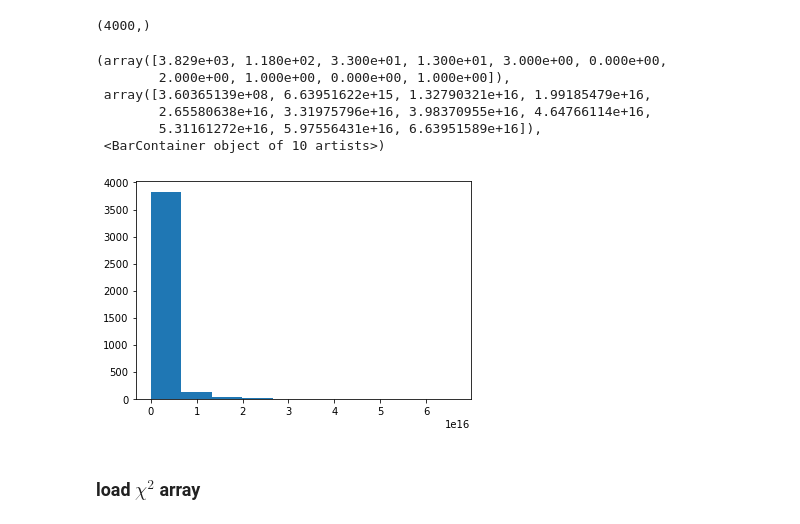
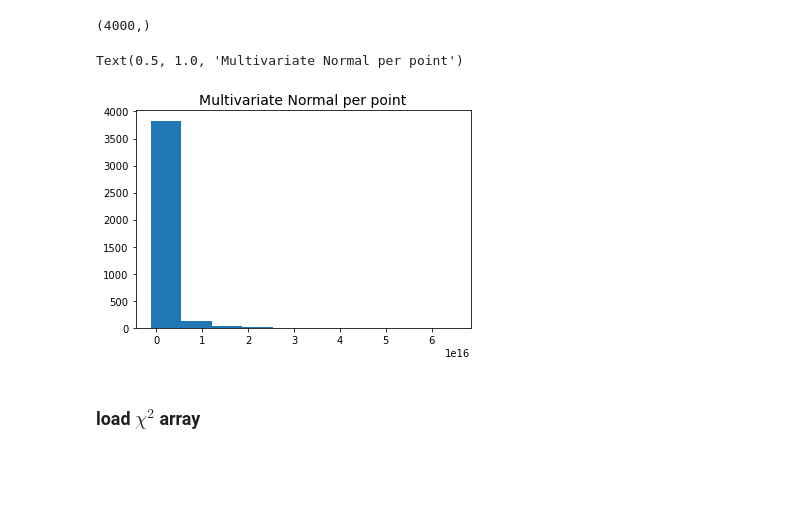
Before and after one commit to AliAlkadhim/PDF_Uncertainty, a Jupyter notebook: master_version/local/ALL_DATA_25k/Reweighting_2.ipynb, the cells around one changed output. Saved outputs shown, nothing was run; the diff lists cells and outputs as text; code cells hidden in the pictures; blank space fills up the shorter version.

```diff
--- a/master_version/local/ALL_DATA_25k/Reweighting_2.ipynb
+++ b/master_version/local/ALL_DATA_25k/Reweighting_2.ipynb
@@ -1,6 +1,7 @@
 # %%
 import numpy as np
 import matplotlib.pyplot as plt
+plt.rcParams.update({"text.usetex":True})
 # %%
 MVN_4000_MASTER = np.load('/home/ali/Desktop/Pulled_Github_Repositories/NNPDF_Uncertainty/master_version/samples/MVN_4000_MASTER.npy')
 MVN_4000_MASTER, MVN_4000_MASTER.shape
@@ -72,14 +73,10 @@ MVN_per_point_l.shape
 (4000,)
 # %%
 plt.hist(MVN_per_point_l)
+plt.title('Multivariate Normal per point', fontsize=14)
 # %% [output]
-(array([3.829e+03, 1.180e+02, 3.300e+01, 1.300e+01, 3.000e+00, 0.000e+00,
-        2.000e+00, 1.000e+00, 0.000e+00, 1.000e+00]),
- array([3.60365139e+08, 6.63951622e+15, 1.32790321e+16, 1.99185479e+16,
-        2.65580638e+16, 3.31975796e+16, 3.98370955e+16, 4.64766114e+16,
-        5.31161272e+16, 5.97556431e+16, 6.63951589e+16]),
- <BarContainer object of 10 artists>)
+Text(0.5, 1.0, 'Multivariate Normal per point')
-[figure, old version]
+[figure, new version]
 # %% [markdown]
 ### load $\chi^2$ array
 # %%
```
Also changed, not shown: parts of 9 cells of this notebook, 1 other file.
